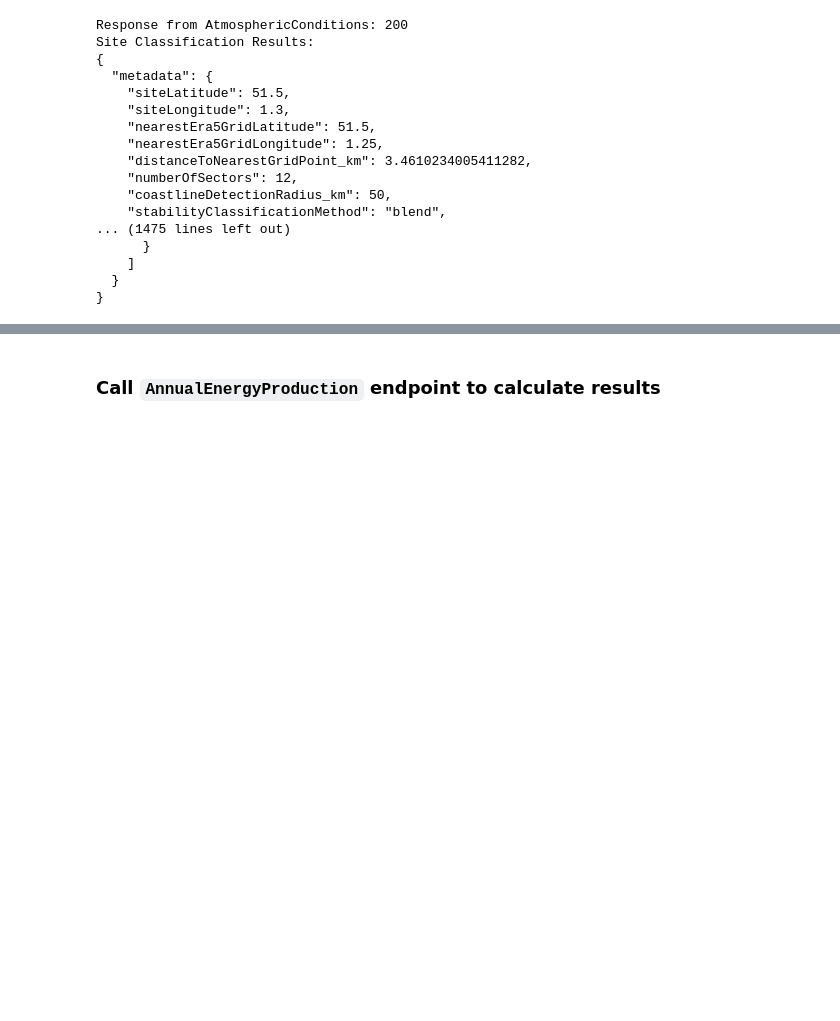
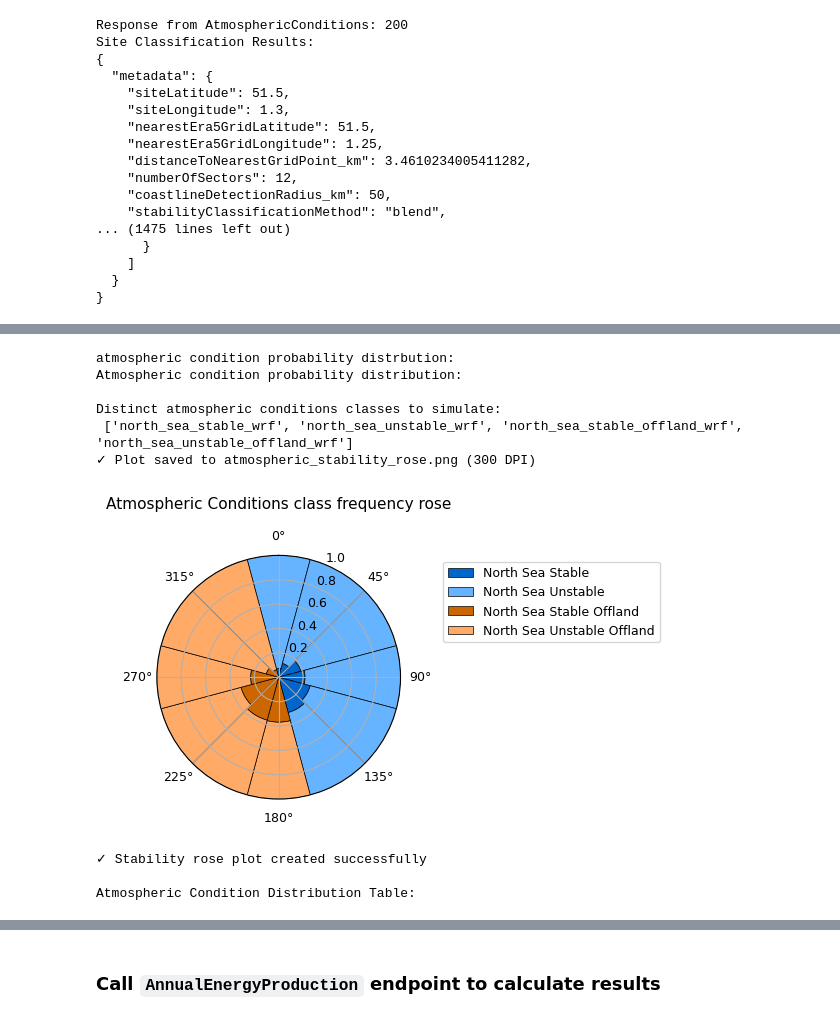
Before and after one commit to dnv-opensource/WindFarmer-automation, a Jupyter notebook: Examples/WebApi/CFDMLv2/cfdml_v2_calculator.ipynb, the cells around one changed output, grey strips where cells are left out. Saved outputs shown, nothing was run; the diff lists cells and outputs as text; code cells hidden in the pictures; blank space fills up the shorter version.

```diff
--- a/Examples/WebApi/CFDMLv2/cfdml_v2_calculator.ipynb
+++ b/Examples/WebApi/CFDMLv2/cfdml_v2_calculator.ipynb
@@ -222,3 +181,18 @@ The training has been performed over a wide range of wind farms and atmospheric
 | Wind farm parameters | Atmopsheric conditions |
 |-|-|
 |![alt text](./script_lib/trainingset_metadata.png) |![alt text](./script_lib/trainingset_metadata_atmos.png)|
+# %%
+print("atmospheric condition probability distrbution:" )
+cfdml_v2.plot_atmospheric_conditions_rose(site_classification['atmosphericConditions']['atmosphericConditionProbabilityDistribution'])
+pd.DataFrame(site_classification['atmosphericConditions']['atmosphericConditionProbabilityDistribution'])
+# %% [output]
+atmospheric condition probability distrbution:
+Atmospheric condition probability distribution:
+
+Distinct atmospheric conditions classes to simulate:
+ ['north_sea_stable_wrf', 'north_sea_unstable_wrf', 'north_sea_stable_offland_wrf', 'north_sea_unstable_offland_wrf']
+✓ Plot saved to atmospheric_stability_rose.png (300 DPI)
+[figure, added]
+✓ Stability rose plot created successfully
+
+Atmospheric Condition Distribution Table:
```
Also changed, not shown: parts of 19 cells of this notebook, 6 other files.
